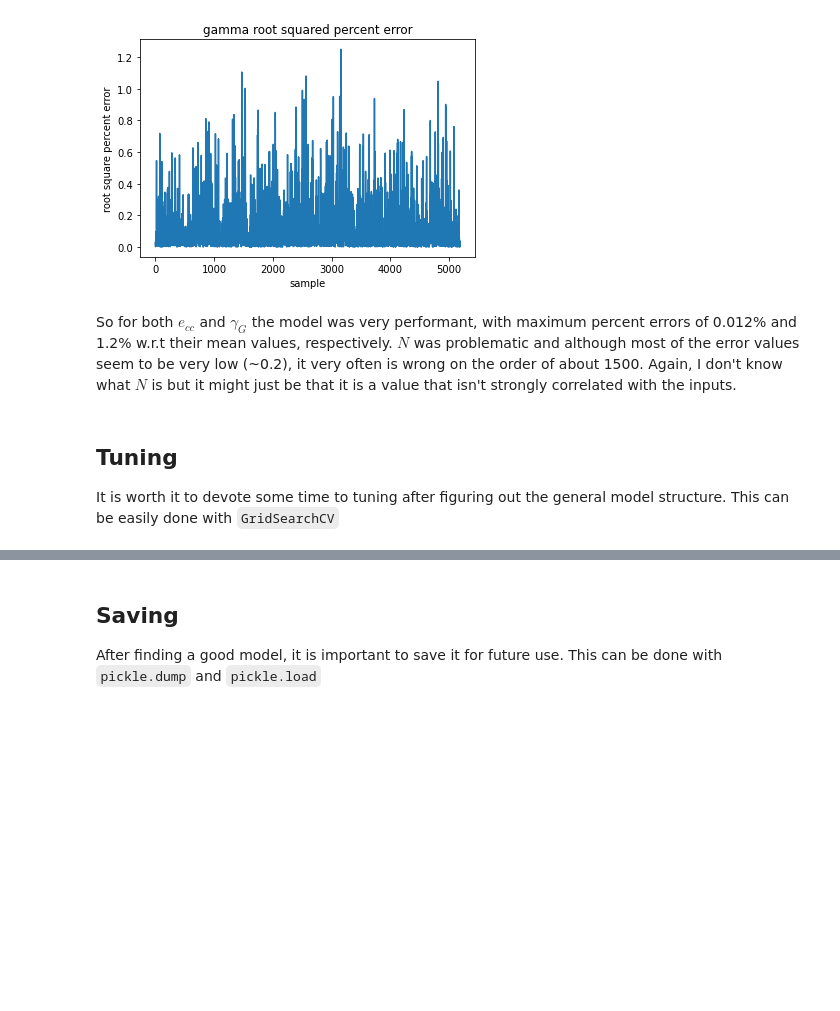
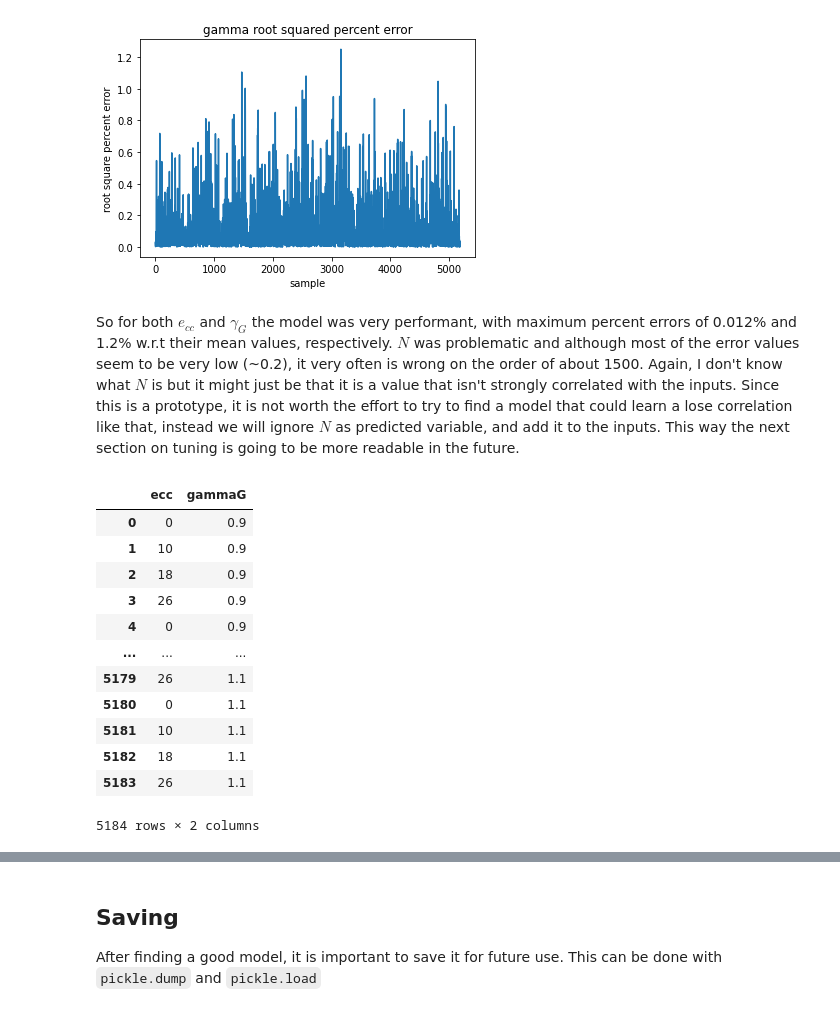
Before and after one commit to waltherwj/FORCE-RECONSTRUCTION-ML-MODEL, a Jupyter notebook: XGBoost_Prototype.ipynb, the cells around one changed output, grey strips where cells are left out. Drawn from its saved outputs; the diff is of its cells as text; code cells hidden in the pictures; blank space fills up the shorter version.

```diff
--- a/XGBoost_Prototype.ipynb
+++ b/XGBoost_Prototype.ipynb
@@ -233,7 +236,25 @@ print(f'mean squared error: {mse_gamma}')
 mean squared error: 2.7758863901639538e-06
 [figure]
 # %% [markdown]
-So for both $e_{cc}$ and $\gamma_G$ the model was very performant, with maximum percent errors of 0.012% and 1.2% w.r.t their mean values, respectively. $N$ was problematic and although most of the error values seem to be very low (~0.2), it very often is wrong on the order of about 1500. Again, I don't know what $N$ is but it might just be that it is a value that isn't strongly correlated with the inputs.
+So for both $e_{cc}$ and $\gamma_G$ the model was very performant, with maximum percent errors of 0.012% and 1.2% w.r.t their mean values, respectively. $N$ was problematic and although most of the error values seem to be very low (~0.2), it very often is wrong on the order of about 1500. Again, I don't know what $N$ is but it might just be that it is a value that isn't strongly correlated with the inputs. Since this is a prototype, it is not worth the effort to try to find a model that could learn a lose correlation like that, instead we will ignore $N$ as predicted variable, and add it to the inputs. This way the next section on tuning is going to be more readable in the future.
-# %% [markdown]
-## Tuning
-It is worth it to devote some time to tuning after figuring out the general model structure. This can be easily done with `GridSearchCV`
+# %%
+# changing parameters for the sake of the prototype's readability
+forces, voltages = df[['ecc','gammaG']], df[['N','Esoil','Econc','Dbot','H1','H2','H3','Mr_t','Mt_t','Mr_c','Mt_c']] #Column names are explicity stated for this, instead of the column indices
+
+# displaying forces for a sanity check that we got the correct columns
+with pd.option_context('display.max_rows', 10): #setting to show 10 rows
+  display(forces)
+# %% [output]
+|  | ecc | gammaG |
+| 0 | 0 | 0.9 |
+| 1 | 10 | 0.9 |
+| 2 | 18 | 0.9 |
+| 3 | 26 | 0.9 |
+| 4 | 0 | 0.9 |
+| ... | ... | ... |
+| 5179 | 26 | 1.1 |
+| 5180 | 0 | 1.1 |
+| 5181 | 10 | 1.1 |
+| 5182 | 18 | 1.1 |
+| 5183 | 26 | 1.1 |
+5184 rows × 2 columns
```
Also changed, not shown: parts of 24 cells of this notebook.
